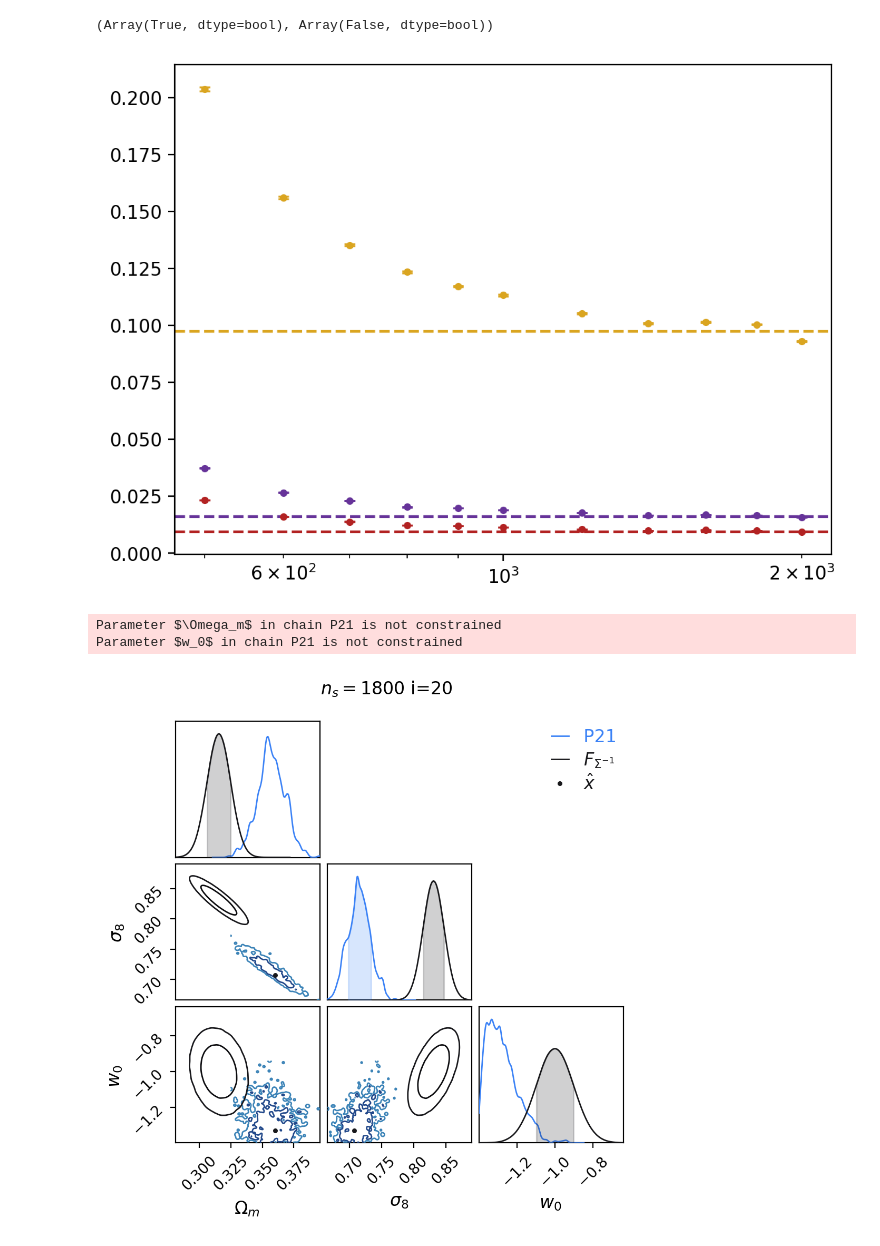
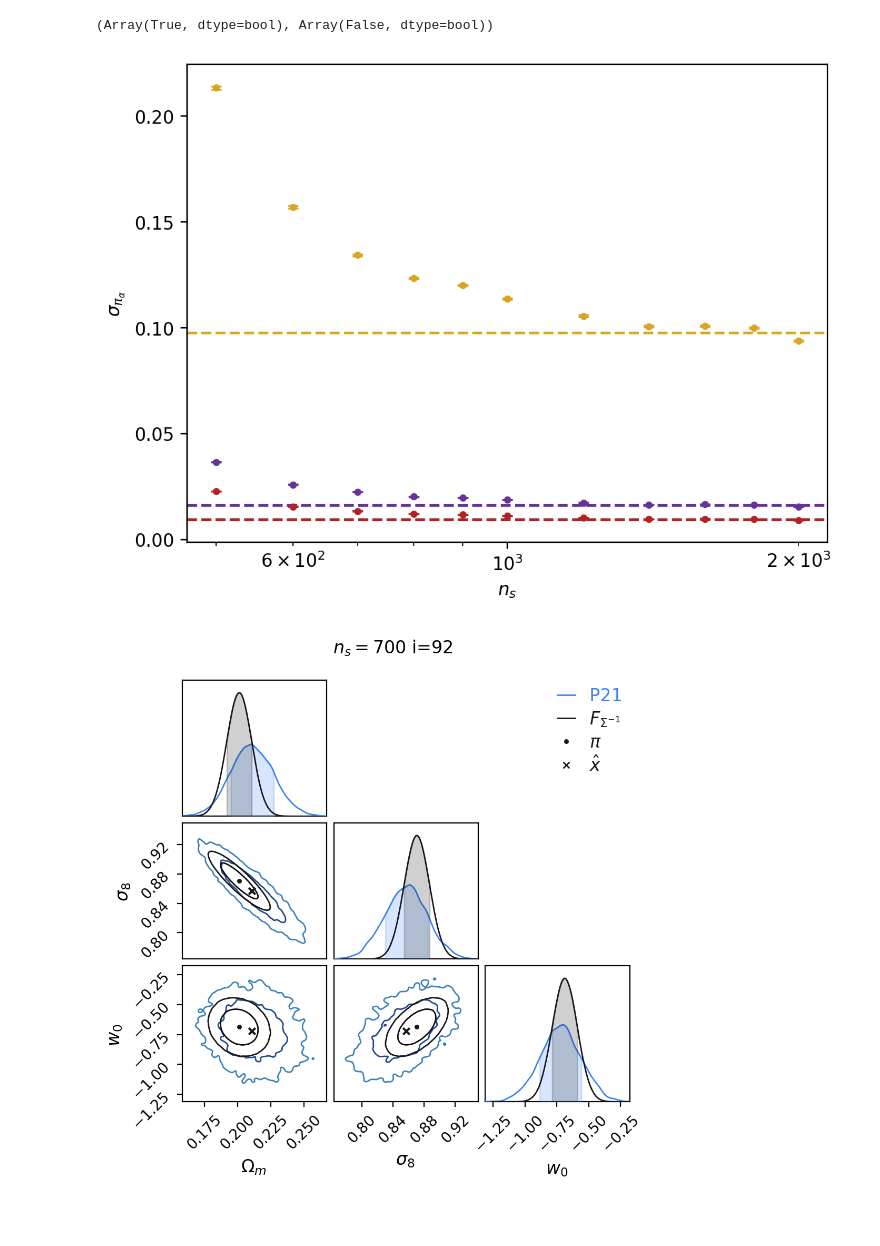
Before and after one commit to homerjed/frequentist_matching_priors, a Jupyter notebook: src/frequentist_matching_priors_coverage.ipynb, the cells around one changed output. Drawn from its saved outputs; the diff is of its cells as text; code cells hidden in the pictures; blank space fills up the shorter version.

```diff
--- a/src/frequentist_matching_priors_coverage.ipynb
+++ b/src/frequentist_matching_priors_coverage.ipynb
@@ -277,43 +298,43 @@ for p in range(alpha.size):
         capsize=3
     )
     plt.axhline(jnp.sqrt(jnp.diag(Finv))[p], color=param_colors[p], linestyle="--")
+plt.xlabel(r"$n_s$")
+plt.ylabel(r"$\sigma_{\pi_{\alpha}}$")
 plt.xscale("log")
 plt.show()
 # %% [output]
-[figure, old version]
+[figure, new version]
 # %%
 c = ChainConsumer()
 
 n = np.random.randint(0, len(n_sims_args))
 i = np.random.randint(0, n_datavectors)
 samples, log_pdfs = SAMPLES[n, i], PROBS[n, i]
 
 posterior_df = make_df(samples, log_pdfs, param_names)
 
 c.add_chain(Chain(samples=posterior_df, name="P21", shade_alpha=0.))
 
 c.add_chain(
     Chain.from_covariance(
-        alpha,
+        parameters[i],
         Finv,
         columns=param_names,
         name=r"$F_{\Sigma^{-1}}$",
         color="k",
         shade_alpha=0.
     )
 )
 
-c.add_marker(location=dict(zip(param_names, np.asarray(parameters[i]))), name=r"$\hat{x}$", color="k")
-c.add_marker(location=dict(zip(param_names, MLES[n, i])), name=r"$\hat{x}$", color="k")
+c.add_marker(location=dict(zip(param_names, np.asarray(parameters[i]))), name=r"$\pi$", color="k")
+c.add_marker(location=dict(zip(param_names, MLES[n, i])), name=r"$\hat{x}$", color="k", marker_style="x")
 
 fig = c.plotter.plot()
 fig.set_dpi(200)
 fig.set_figwidth(5.)
 fig.set_figheight(5.)
 fig.suptitle(fr"$n_s={n_sims_args[n]}$ {i=}")
 plt.savefig("posteriors.png")
 plt.show()
 # %% [output]
-Parameter $\Omega_m$ in chain P21 is not constrained
-Parameter $w_0$ in chain P21 is not constrained
-[figure, old version]
+[figure, new version]
```
Also changed, not shown: parts of 3 cells of this notebook, 4 other files.
